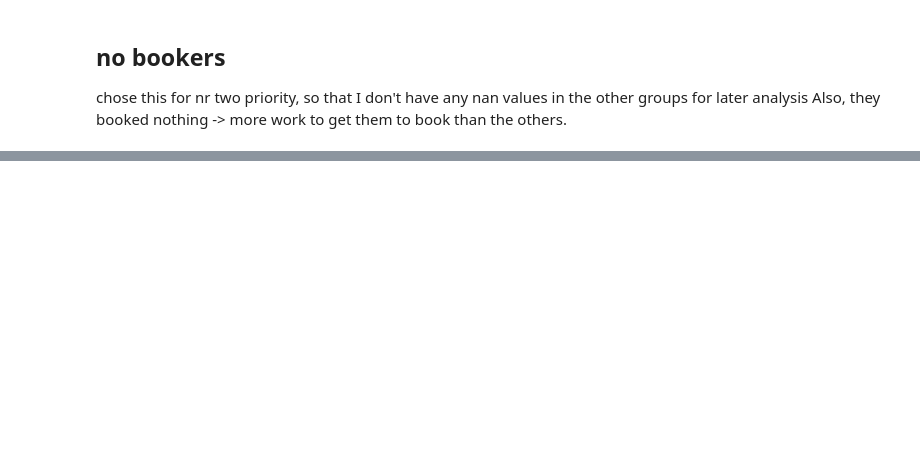
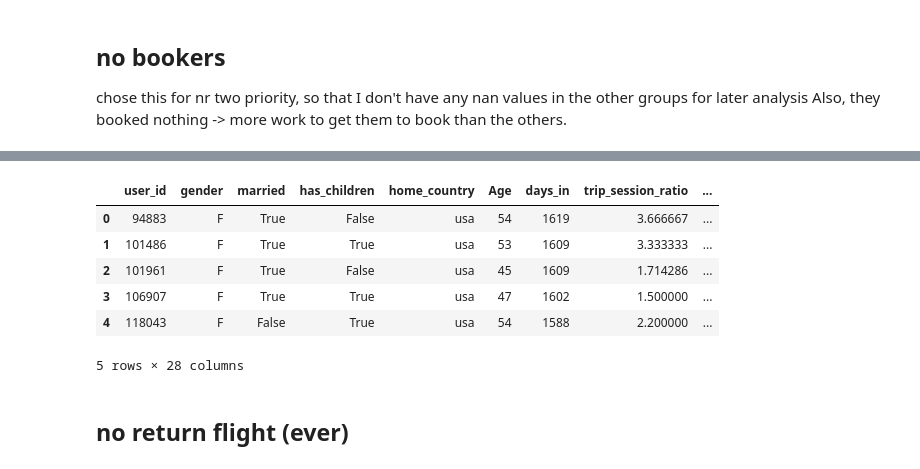
Before and after one commit to ka-katrin/TravelTide_Clustering, a Jupyter notebook: 04Groups_and_Clustering.ipynb, the cells around one changed output, grey strips where cells are left out. Saved outputs shown, nothing was run; the diff lists cells and outputs as text; code cells hidden in the pictures; blank space fills up the shorter version.

```diff
--- a/04Groups_and_Clustering.ipynb
+++ b/04Groups_and_Clustering.ipynb
@@ -70,0 +122,12 @@ rest_users = rest_users[~rest_users.index.isin(group_only_flight_bookers.index)]
+# %%
+user_features.head()
+# %% [output]
+|  | user_id | gender | married | has_children | home_country | Age | days_in | trip_session_ratio | ... |
+| 0 | 94883 | F | True | False | usa | 54 | 1619 | 3.666667 | ... |
+| 1 | 101486 | F | True | True | usa | 53 | 1609 | 3.333333 | ... |
+| 2 | 101961 | F | True | False | usa | 45 | 1609 | 1.714286 | ... |
+| 3 | 106907 | F | True | True | usa | 47 | 1602 | 1.500000 | ... |
+| 4 | 118043 | F | False | True | usa | 54 | 1588 | 2.200000 | ... |
+5 rows × 28 columns
+# %% [markdown]
+## no return flight (ever)
```
Also changed, not shown: parts of 26 cells of this notebook.
